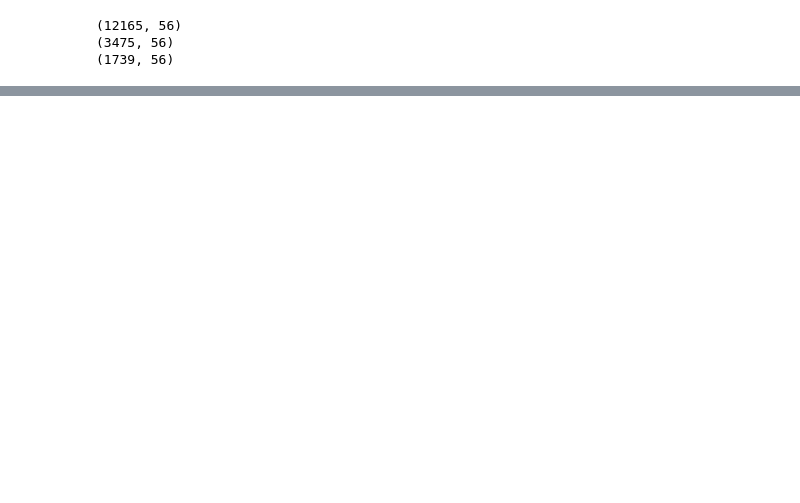
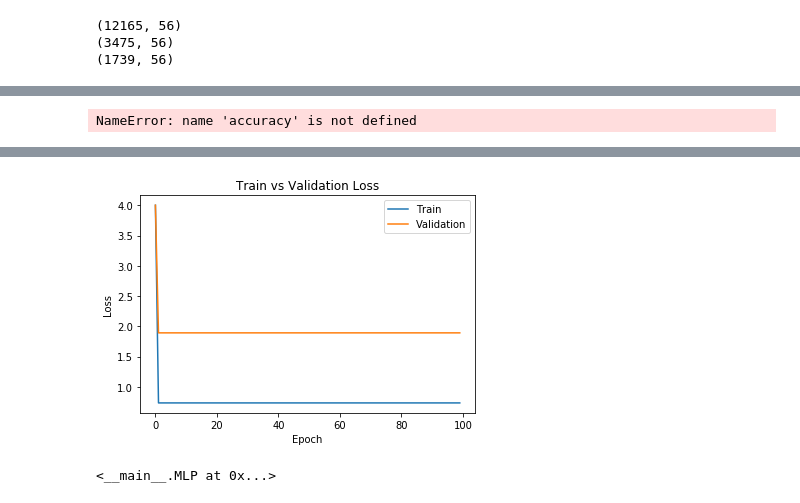
Before and after one commit to gimseng/99-ML-Learning-Projects, a Jupyter notebook: 011/solution/mlp_from_scratch.ipynb, the cells around one changed output, grey strips where cells are left out. Saved outputs shown, nothing was run; the diff lists cells and outputs as text; code cells hidden in the pictures; blank space fills up the shorter version.

```diff
--- a/011/solution/mlp_from_scratch.ipynb
+++ b/011/solution/mlp_from_scratch.ipynb
@@ -773,0 +757,8 @@ For study purposes, manual hyperparameters tunning is used in this example compa
+# %%
+def accuracy(y, Y):
+    diff = 0
+
+    for perd, targ in zip(y, Y):
+        diff += y/Y
+
+    diff = diff / y.shape[0]
@@ -773,0 +856,7 @@ For study purposes, manual hyperparameters tunning is used in this example compa
+# %%
+train_model(iterations = 100,batch_size=48)
+# %% [output]
+NameError: name 'accuracy' is not defined
+# %%
+train_model(iterations = 100, learning_rate= 10)
+# %% [output]
@@ -773,0 +869,2 @@ For study purposes, manual hyperparameters tunning is used in this example compa
+[figure, added]
+<__main__.MLP at 0x...>
```
Also changed, not shown: parts of 20 cells of this notebook.
